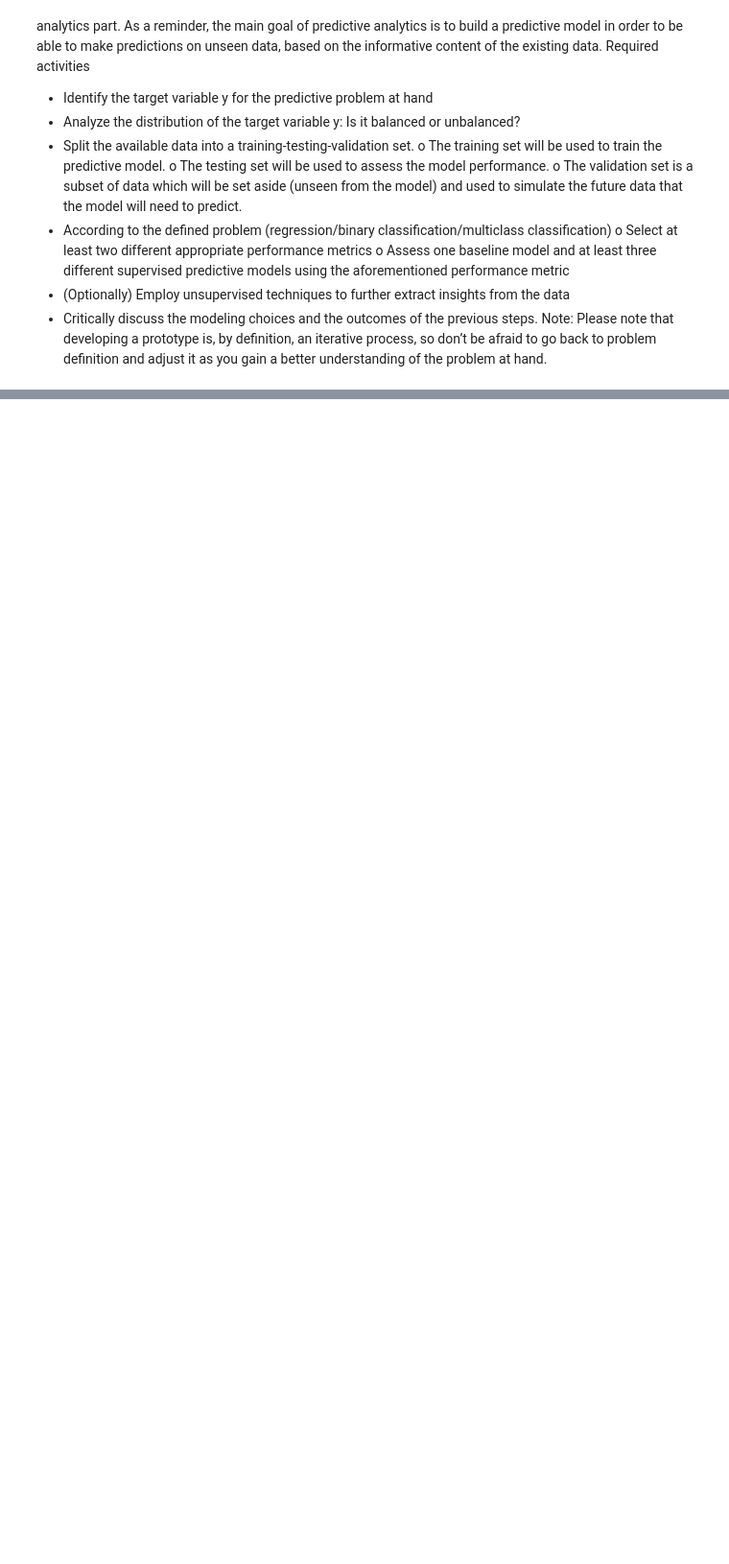
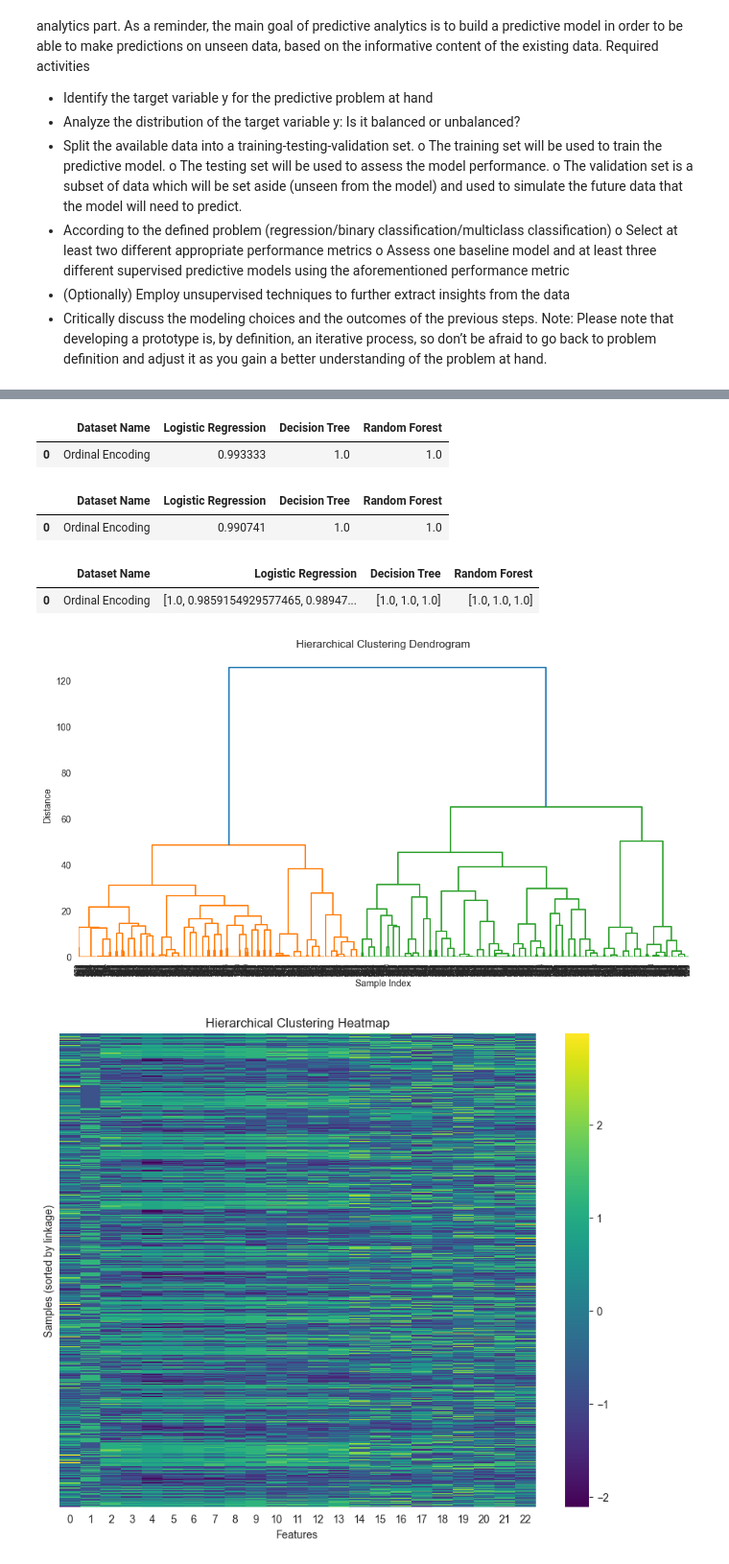
Before and after one commit to tewhol/Responsible_Data_Analysis_Group_1, a Jupyter notebook: model.ipynb, the cells around one changed output, grey strips where cells are left out. Shown at 96% size. Cells and saved outputs as stored; diff of their text form; code cells hidden in the pictures; blank space fills up the shorter version.

```diff
--- a/model.ipynb
+++ b/model.ipynb
@@ -573,0 +504,15 @@ ValueError: too many values to unpack (expected 2)
+# %%
+accuracy_per_dataset_df
+# %% [output]
+|  | Dataset Name | Logistic Regression | Decision Tree | Random Forest |
+| 0 | Ordinal Encoding | 0.993333 | 1.0 | 1.0 |
+# %%
+balanced_accuracy_per_dataset_df
+# %% [output]
+|  | Dataset Name | Logistic Regression | Decision Tree | Random Forest |
+| 0 | Ordinal Encoding | 0.990741 | 1.0 | 1.0 |
+# %%
+f1_score_per_dataset_df
+# %% [output]
+|  | Dataset Name | Logistic Regression | Decision Tree | Random Forest |
+| 0 | Ordinal Encoding | [1.0, 0.9859154929577465, 0.98947... | [1.0, 1.0, 1.0] | [1.0, 1.0, 1.0] |
@@ -573,0 +526,43 @@ ValueError: too many values to unpack (expected 2)
+# %%
+import pandas as pd
+import numpy as np
+import matplotlib.pyplot as plt
+import seaborn as sns
+from scipy.cluster.hierarchy import dendrogram, linkage
+from sklearn.preprocessing import StandardScaler
+
+# Load the dataset
+data = pd.read_excel('Project_Data/cancer patient data sets.xlsx')
+
+# Assuming 'Level' is not used for clustering
+X = data.drop(['Patient Id', 'Level'], axis=1)
+
+# Standardize the features
+scaler = StandardScaler()
+X_scaled = scaler.fit_transform(X)
+
+# Perform hierarchical clustering
+Z = linkage(X_scaled, method='ward')
+
+# Plot the dendrogram
+plt.figure(figsize=(12, 6))
+plt.title('Hierarchical Clustering Dendrogram')
+plt.xlabel('Sample Index')
+plt.ylabel('Distance')
+dendrogram(
+    Z,
+    leaf_rotation=90.,  # rotates the x axis labels
+    leaf_font_size=8.,  # font size for the x axis labels
+)
+plt.show()
+
+# You can also use a heatmap to visualize the clusters
+plt.figure(figsize=(10, 8))
+sns.heatmap(X_scaled[np.argsort(Z[:, 2])], cmap='viridis', yticklabels=False)
+plt.title('Hierarchical Clustering Heatmap')
+plt.xlabel('Features')
+plt.ylabel('Samples (sorted by linkage)')
+plt.show()
+# %% [output]
+[figure, added]
+[figure, added]
```
Also changed, not shown: parts of 7 cells of this notebook, 2 other files.
